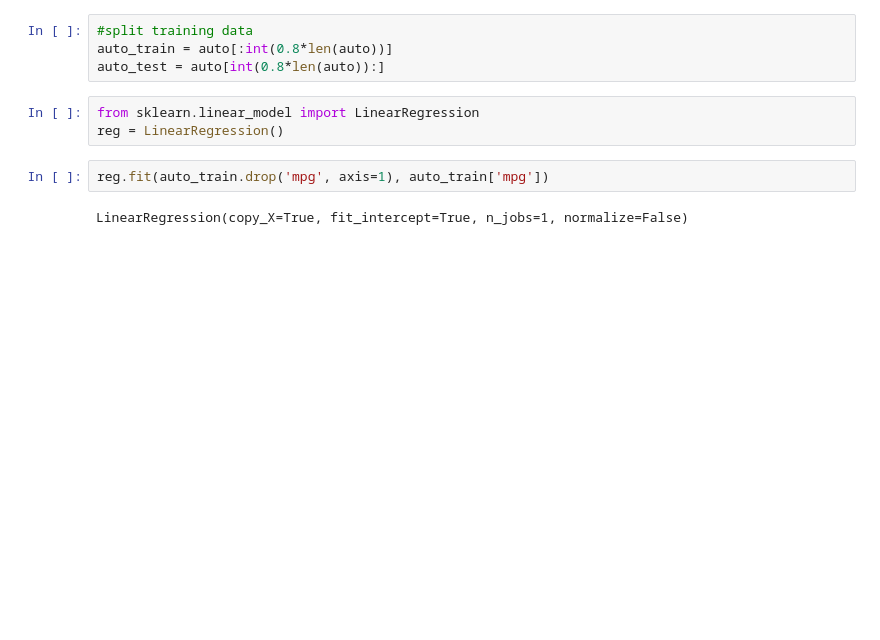
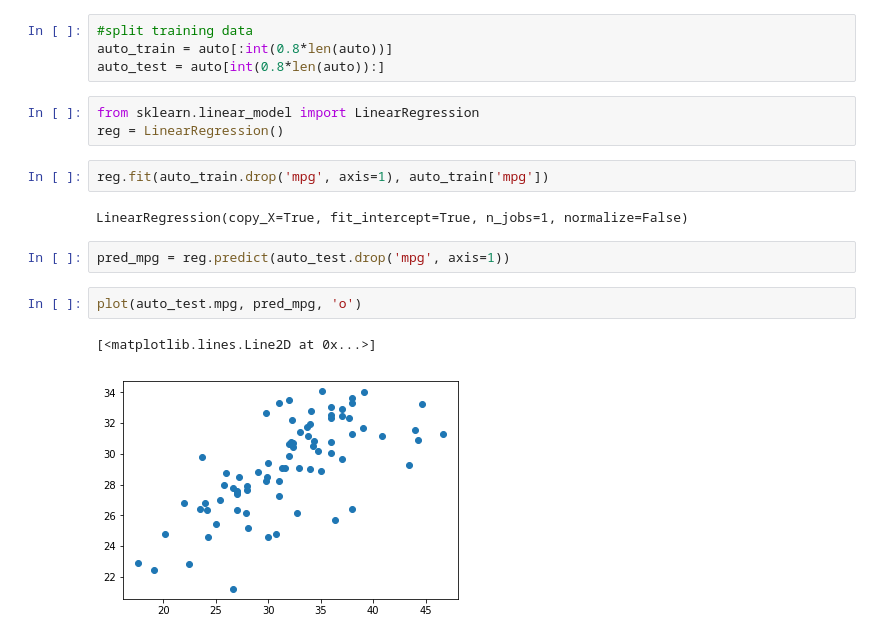
Before and after one commit to CodyHigdem/machine_learning_data_collection, a Jupyter notebook: Modeling and Prediction Basics.ipynb, the cells around one changed output. Drawn from its saved outputs; the diff is of its cells as text; blank space fills up the shorter version.

```diff
--- a/Modeling and Prediction Basics.ipynb
+++ b/Modeling and Prediction Basics.ipynb
@@ -336,3 +336,10 @@ reg = LinearRegression()
 reg.fit(auto_train.drop('mpg', axis=1), auto_train['mpg'])
 # %% [output]
 LinearRegression(copy_X=True, fit_intercept=True, n_jobs=1, normalize=False)
+# %%
+pred_mpg = reg.predict(auto_test.drop('mpg', axis=1))
+# %%
+plot(auto_test.mpg, pred_mpg, 'o')
+# %% [output]
+[<matplotlib.lines.Line2D at 0x...>]
+[figure, added]
```
Also changed, not shown: parts of 1 cell of this notebook, 1 other file.
